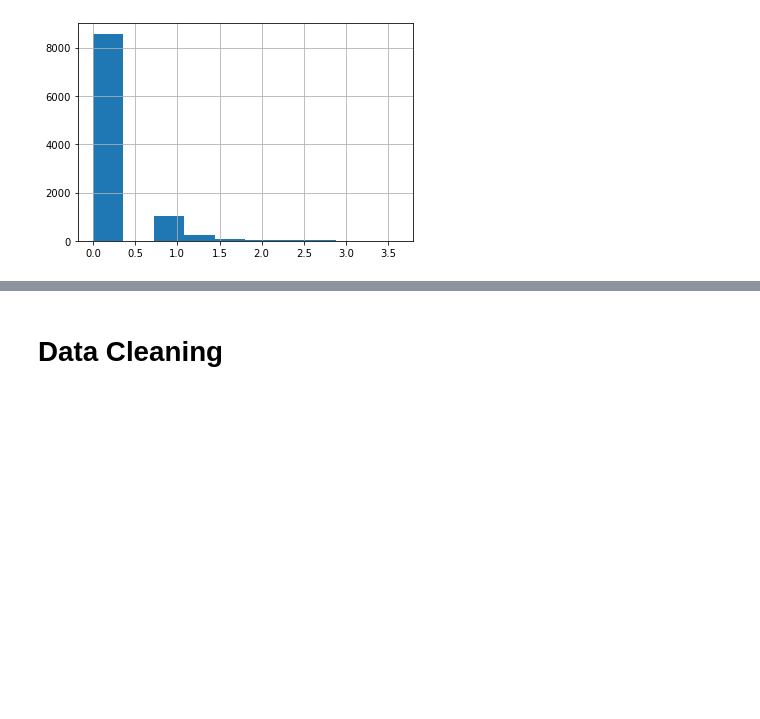
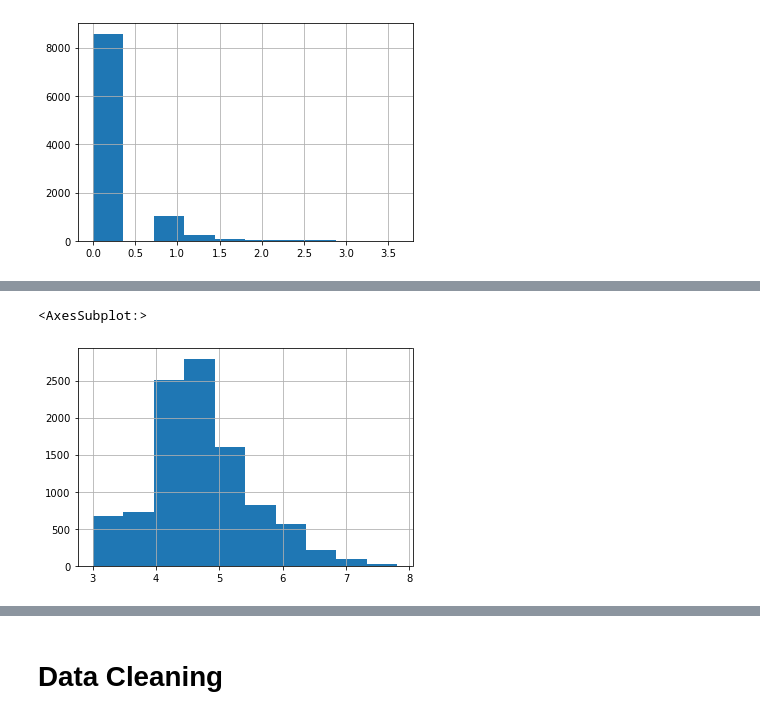
Before and after one commit to jgdenby/loan-bot, a Jupyter notebook: eda_modeling.ipynb, the cells around one changed output, grey strips where cells are left out. Saved outputs shown, nothing was run; the diff lists cells and outputs as text; code cells hidden in the pictures; blank space fills up the shorter version.

```diff
--- a/eda_modeling.ipynb
+++ b/eda_modeling.ipynb
@@ -123,0 +378,5 @@ np.sqrt(loan_data['delinq_2y']).hist()
+# %%
+np.log1p(2024 - loan_data['earliest_credit_line']).hist()
+# %% [output]
+<AxesSubplot:>
+[figure, added]
```
Also changed, not shown: parts of 74 cells of this notebook.
